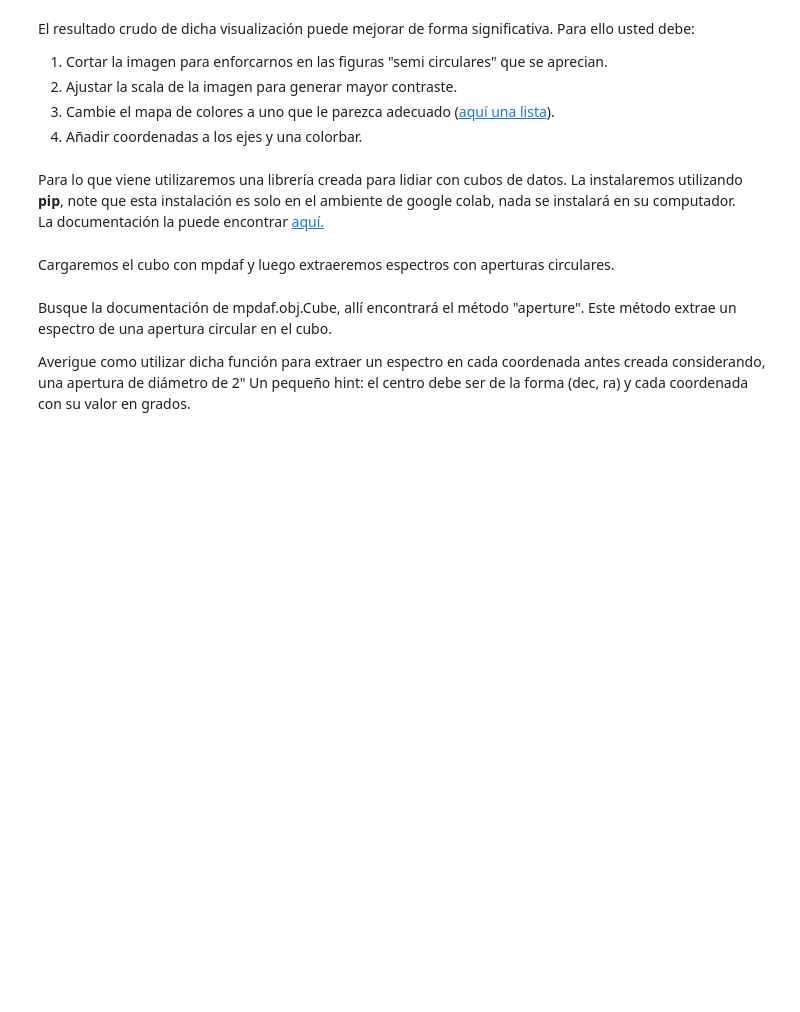
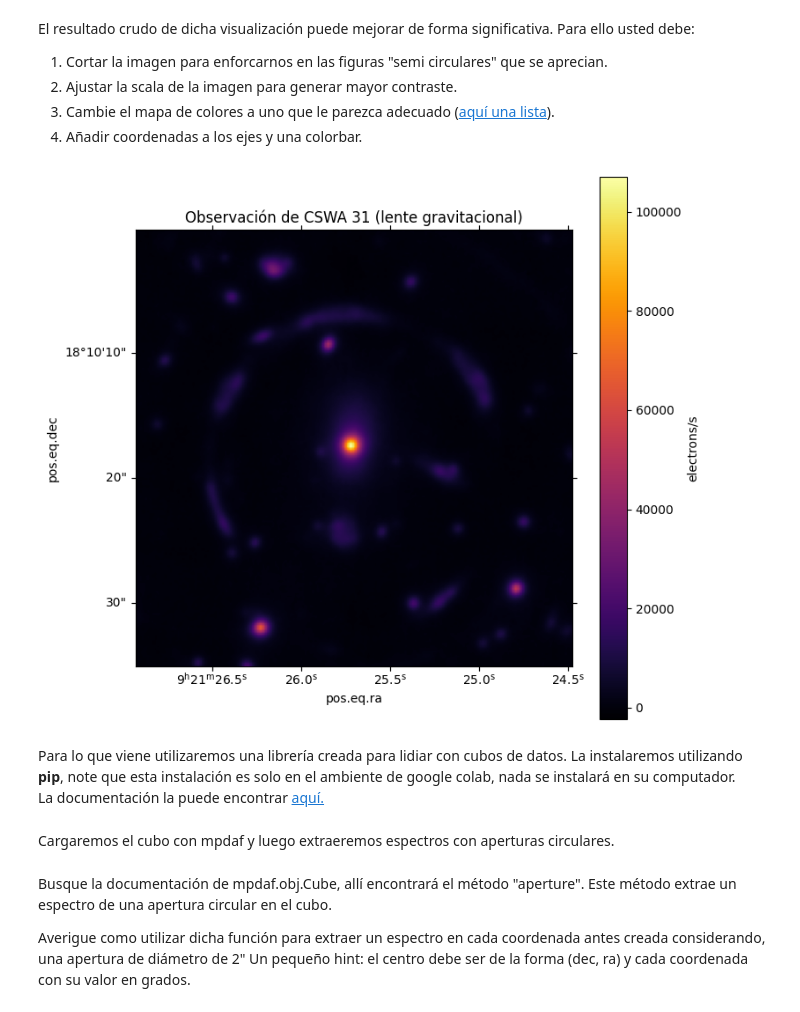
Before and after one commit to aliwen-figueroa/Tarea-4-aliwen-figueroa, a Jupyter notebook: Tarea4.ipynb, the cells around one changed output. Cells and saved outputs as stored; diff of their text form; code cells hidden in the pictures; blank space fills up the shorter version.

```diff
--- a/Tarea4.ipynb
+++ b/Tarea4.ipynb
@@ -140,11 +154,22 @@ Para ello usted debe:
 # %%
 # Solución
 from astropy.wcs import WCS
 # Utilice el siguiente wcs para añadir las coordenadas a su visualización.
 wcs = WCS(cubo[1].header)
 wcs = wcs[0,:,:]
 
 # Haga su gráfico a continuación:
+plt.figure(figsize=(8,8))
+plt.subplot(projection=wcs)
+plt.imshow(white_light_image,cmap="inferno")
+plt.colorbar(label='electrons/s')
+
+plt.title("Observación de CSWA 31 (lente gravitacional)")
+plt.xlim(75,250)
+plt.ylim(250,75)
+plt.show()
+# %% [output]
+[figure, added]
 # %% [markdown]
 Para lo que viene utilizaremos una librería creada para lidiar con cubos de datos.
 La instalaremos utilizando **pip**, note que esta instalación es solo en el ambiente de google colab, nada se instalará en su computador.
```
Also changed, not shown: parts of 9 cells of this notebook.
